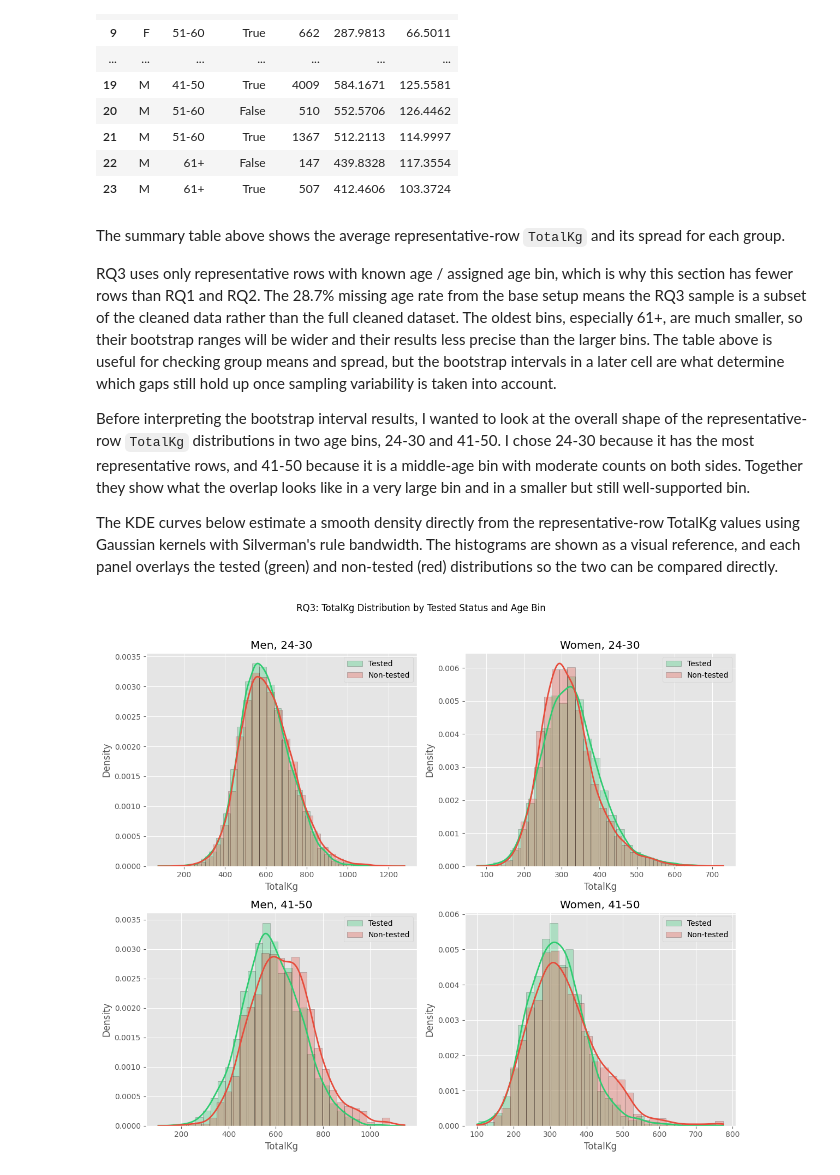
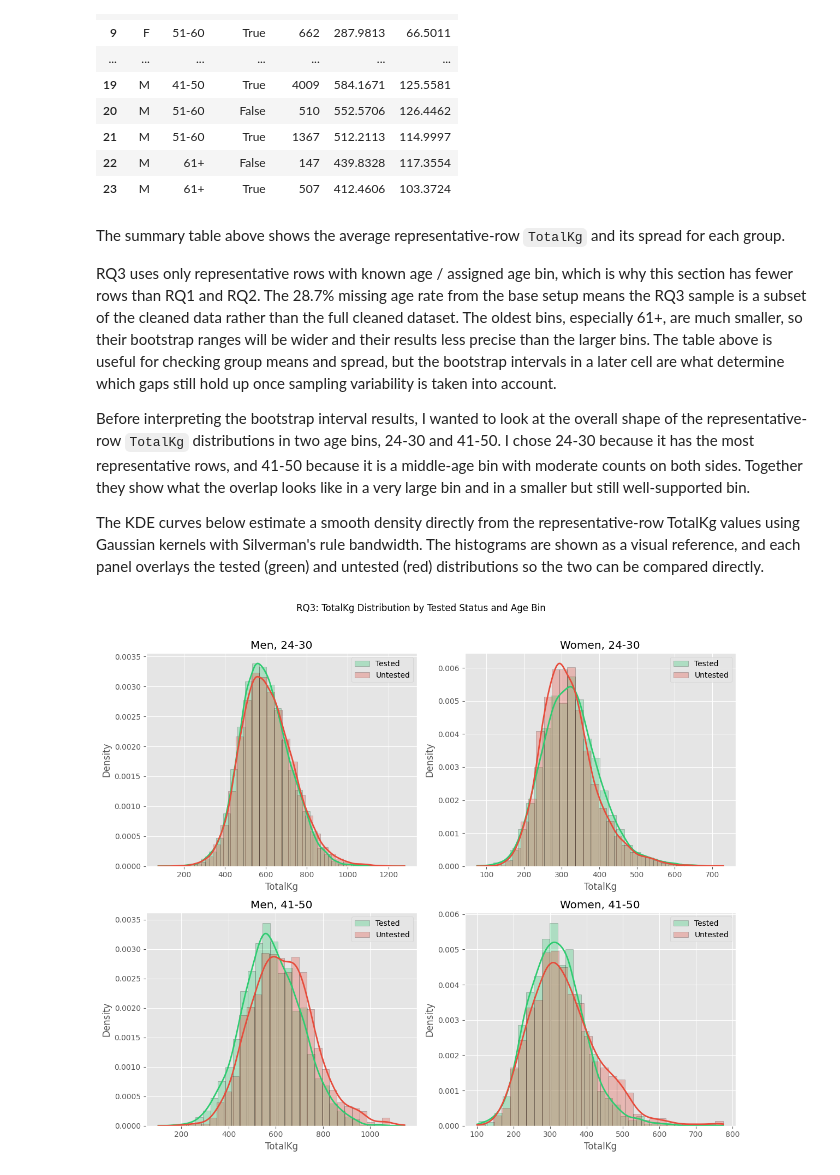
Before and after one commit to wuj/ics604-final-project, a Jupyter notebook: notebook.ipynb, the cells around one changed output. Cells and saved outputs as stored; diff of their text form; code cells hidden in the pictures.

```diff
--- a/notebook.ipynb
+++ b/notebook.ipynb
@@ -647,7 +647,7 @@ for i in range(len(sex_values)):
     ax.set_xticks(x_positions)
     ax.set_xticklabels(AGE_LABELS)
     ax.set_xlabel("Age Bin")
-    ax.set_ylabel("Mean Total (kg)")
+    ax.set_ylabel("Mean TotalKg")
     ax.set_title(sex_label)
     ax.legend()
 
@@ -1422,7 +1422,7 @@ Among the Bonferroni-corrected subgroups flagged by both the permutation test an
 # %%
 # =============================================================================
 # RQ1 Mean DOTS by Weight Class (Bar Chart)
-# Side-by-side bar chart comparing mean DOTS for tested vs. non-tested
+# Side-by-side bar chart comparing mean DOTS for tested vs. untested
 # entries across weight classes, with separate panels for each
 # Sex x Equipment combination (Raw, Wraps, Single-ply).
 # =============================================================================
@@ -1480,7 +1480,7 @@ for row_num, equip in enumerate(equipment_order):
         x = np.arange(len(tested_df))
 
         ax.bar(x - 0.2, tested_df["mean_dots"], width=0.4, label="Tested", color="#2ecc71")
-        ax.bar(x + 0.2, untested_df["mean_dots"], width=0.4, label="Non-tested", color="#e74c3c")
+        ax.bar(x + 0.2, untested_df["mean_dots"], width=0.4, label="Untested", color="#e74c3c")
         ax.set_xticks(x)
         ax.set_xticklabels(tested_df["WeightClassKg"], rotation=45, ha="right")
         ax.set_xlabel("WeightClassKg")
@@ -1500,10 +1500,10 @@ plt.show()
 # %%
 # =============================================================================
 # RQ1 Mean DOTS by Equipment Type (Compact Report Chart)
-# Side-by-side bar chart comparing mean DOTS for tested vs. non-tested
+# Side-by-side bar chart comparing mean DOTS for tested vs. untested
 # entries across equipment types, with one panel per sex.
 # This is a compact version of the weight-class chart above, intended
-# for the written report where space is limited.
+# where space is limited.
 # =============================================================================
 
 equip_summary = (
@@ -1531,7 +1531,7 @@ for col_num, sex in enumerate(["M", "F"]):
 
     x = np.arange(len(equipment_order))
     ax.bar(x - 0.2, tested_vals, width=0.4, label="Tested", color="#2ecc71")
-    ax.bar(x + 0.2, untested_vals, width=0.4, label="Non-tested", color="#e74c3c")
+    ax.bar(x + 0.2, untested_vals, width=0.4, label="Untested", color="#e74c3c")
     ax.set_xticks(x)
     ax.set_xticklabels(equipment_order)
     ax.set_xlabel("Equipment Type")
@@ -2546,12 +2546,12 @@ RQ3 uses only representative rows with known age / assigned age bin, which is wh
 
 Before interpreting the bootstrap interval results, I wanted to look at the overall shape of the representative-row `TotalKg` distributions in two age bins, 24-30 and 41-50. I chose 24-30 because it has the most representative rows, and 41-50 because it is a middle-age bin with moderate counts on both sides. Together they show what the overlap looks like in a very large bin and in a smaller but still well-supported bin.
 
-The KDE curves below estimate a smooth density directly from the representative-row TotalKg values using Gaussian kernels with Silverman's rule bandwidth. The histograms are shown as a visual reference, and each panel overlays the tested (green) and non-tested (red) distributions so the two can be compared directly.
+The KDE curves below estimate a smooth density directly from the representative-row TotalKg values using Gaussian kernels with Silverman's rule bandwidth. The histograms are shown as a visual reference, and each panel overlays the tested (green) and untested (red) distributions so the two can be compared directly.
 # %%
 # =============================================================================
 # RQ3 TotalKg Distributions by Tested Status (KDE)
 # For two representative age bins (24-30 and 41-50), plot the
-# representative-row TotalKg distribution for tested and non-tested
+# representative-row TotalKg distribution for tested and untested
 # groups side by side for men and women.
 # Each panel overlays a histogram with a KDE curve fit
 # using Silverman's rule bandwidth.
@@ -2580,33 +2580,33 @@ for age_label in DEMO_AGE_BINS:
         x_values = np.linspace(all_vals.min(), all_vals.max(), 200)
 
         # KDE with Silverman's rule bandwidth
         kde_tested = gaussian_kde(tested_vals, bw_method="silverman")
         kde_untested = gaussian_kde(untested_vals, bw_method="silverman")
 
         # Histograms (normalized to density so they match the KDE scale)
         plt.hist(tested_vals, bins=30, density=True, alpha=0.3,
                  edgecolor="black", linewidth=0.5,
                  color="#2ecc71", label="Tested")
         plt.hist(untested_vals, bins=30, density=True, alpha=0.3,
                  edgecolor="black", linewidth=0.5,
-                 color="#e74c3c", label="Non-tested")
+                 color="#e74c3c", label="Untested")
 
         # KDE overlay curves
         plt.plot(x_values, kde_tested.evaluate(x_values),
                  color="#2ecc71", linewidth=2)
         plt.plot(x_values, kde_untested.evaluate(x_values),
                  color="#e74c3c", linewidth=2)
 
         sex_label = "Men" if sex == "M" else "Women"
         plt.title(f"{sex_label}, {age_label}")
         plt.xlabel("TotalKg")
         plt.ylabel("Density")
         plt.legend()
 
 plt.suptitle("RQ3: TotalKg Distribution by Tested Status and Age Bin", y=1.02)
 plt.tight_layout()
 # plt.savefig("figures/rq3_totalkg_kde_by_age_bin.svg", bbox_inches="tight")
 plt.show()
 # %% [output]
-[figure, old version]
+[figure, new version]
 # %% [markdown]
```
Also changed, not shown: parts of 55 cells of this notebook.
